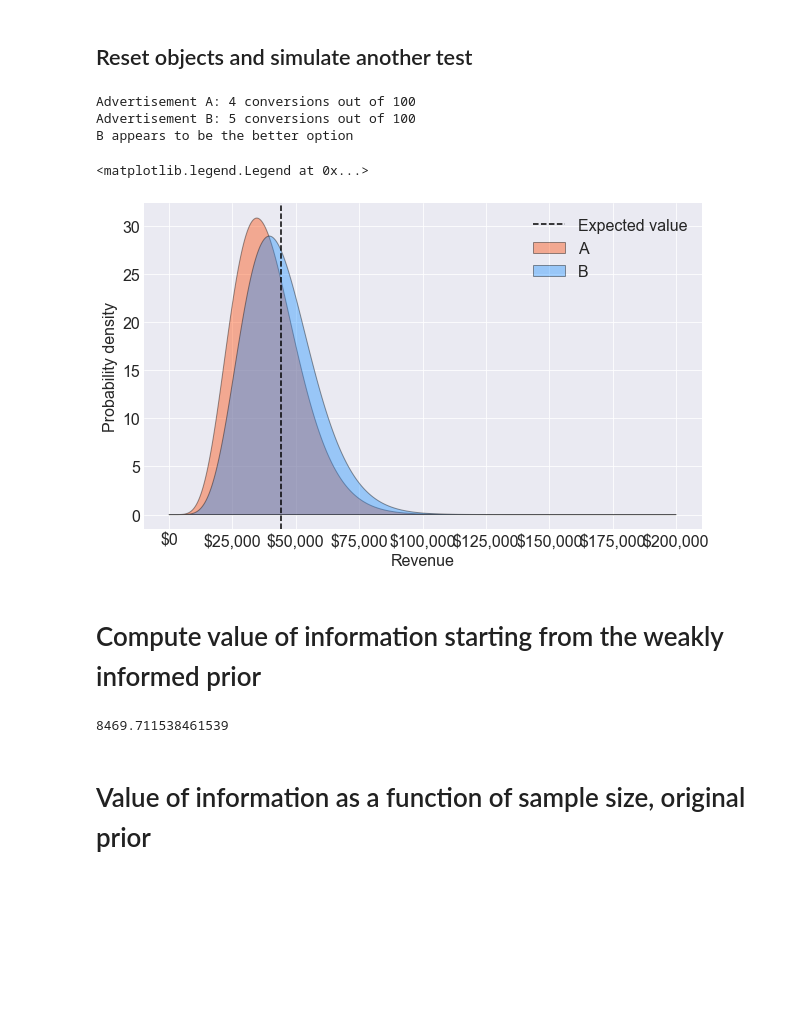
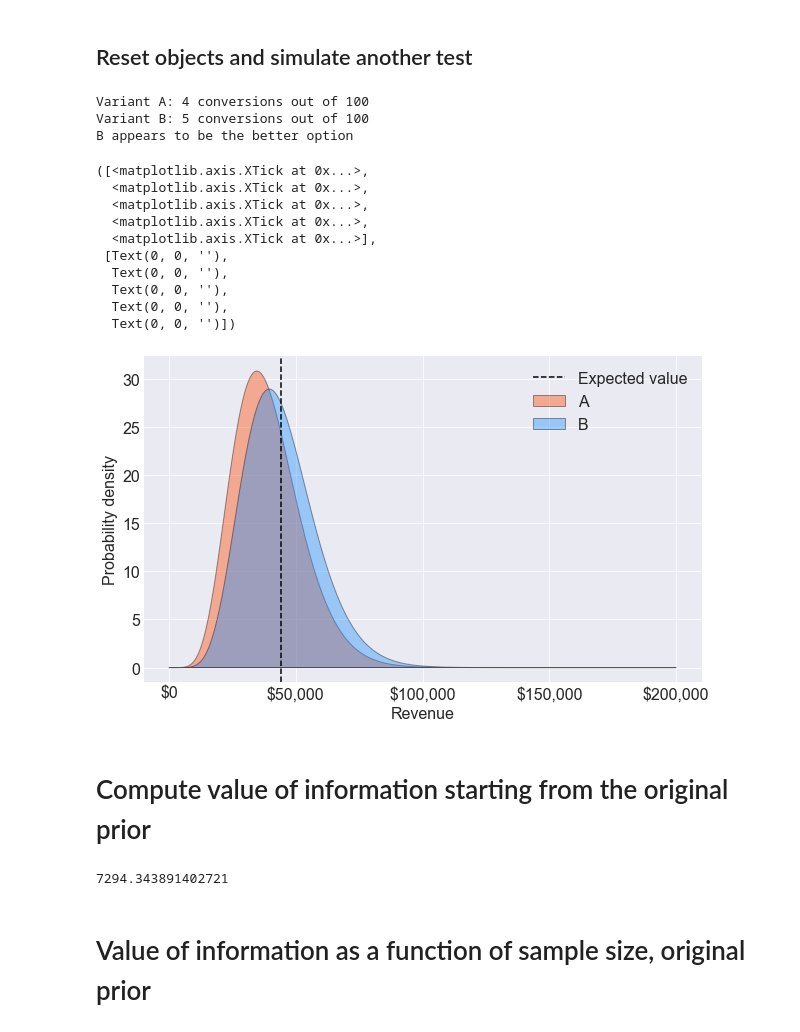
Before and after one commit to tbuffington7/valuable-AB-testing, a Jupyter notebook: AB_testing_notebook.ipynb, the cells around one changed output. Drawn from its saved outputs; the diff is of its cells as text; code cells hidden in the pictures; blank space fills up the shorter version.

Commit message:
Updated class name to Variant

```diff
--- a/AB_testing_notebook.ipynb
+++ b/AB_testing_notebook.ipynb
@@ -68,31 +72,41 @@ plt.xticks(np.linspace(0,200000, 5))
 ## Reset objects and simulate another test
 # %%
 np.random.seed(30)
-A = Product(alpha, beta, conversion_rate_value)
-B = Product(alpha, beta, conversion_rate_value)
+A = Variant(alpha, beta, conversion_rate_value)
+B = Variant(alpha, beta, conversion_rate_value)
 updated_value = simulate_test(A, B, test_sample_size=100, verbose=True, update_beliefs=True)
 # %% [output]
-Advertisement A: 4 conversions out of 100
-Advertisement B: 5 conversions out of 100
+Variant A: 4 conversions out of 100
+Variant B: 5 conversions out of 100
 B appears to be the better option
 # %%
 plt.axvline(updated_value, linestyle='--', color='k')
 A.plot_value_dist('orangered')
 B.plot_value_dist('dodgerblue')
 plt.legend(['Expected value', 'A', 'B'])
+plt.xticks(np.linspace(0,200000, 5))
 # %% [output]
-<matplotlib.legend.Legend at 0x...>
+([<matplotlib.axis.XTick at 0x...>,
+  <matplotlib.axis.XTick at 0x...>,
+  <matplotlib.axis.XTick at 0x...>,
+  <matplotlib.axis.XTick at 0x...>,
+  <matplotlib.axis.XTick at 0x...>],
+ [Text(0, 0, ''),
+  Text(0, 0, ''),
+  Text(0, 0, ''),
+  Text(0, 0, ''),
+  Text(0, 0, '')])
-[figure, old version]
+[figure, new version]
 # %% [markdown]
-# Compute value of information starting from the weakly informed prior
+# Compute value of information starting from the original prior
 # %%
 np.random.seed(0)
-A = Product(alpha, beta, conversion_rate_value)
-B = Product(alpha, beta, conversion_rate_value)
-voi = calc_voi(A, B, test_sample_size=200)
+A = Variant(alpha, beta, conversion_rate_value)
+B = Variant(alpha, beta, conversion_rate_value)
+voi = calc_voi(A, B, test_sample_size=100)
 print(voi)
 # %% [output]
-8469.711538461539
+7294.343891402721
 # %% [markdown]
 # Value of information as a function of sample size, original prior
 # %%
```
Also changed, not shown: parts of 7 cells of this notebook, 2 other files.
